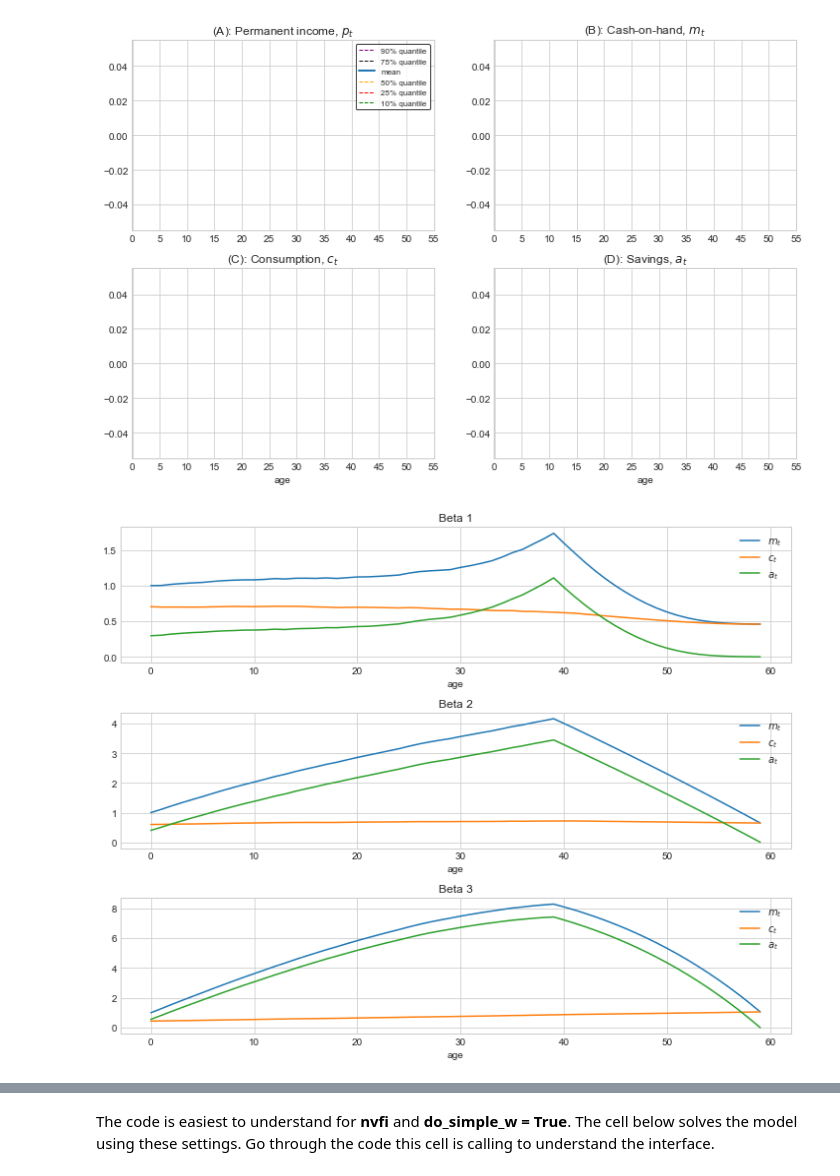
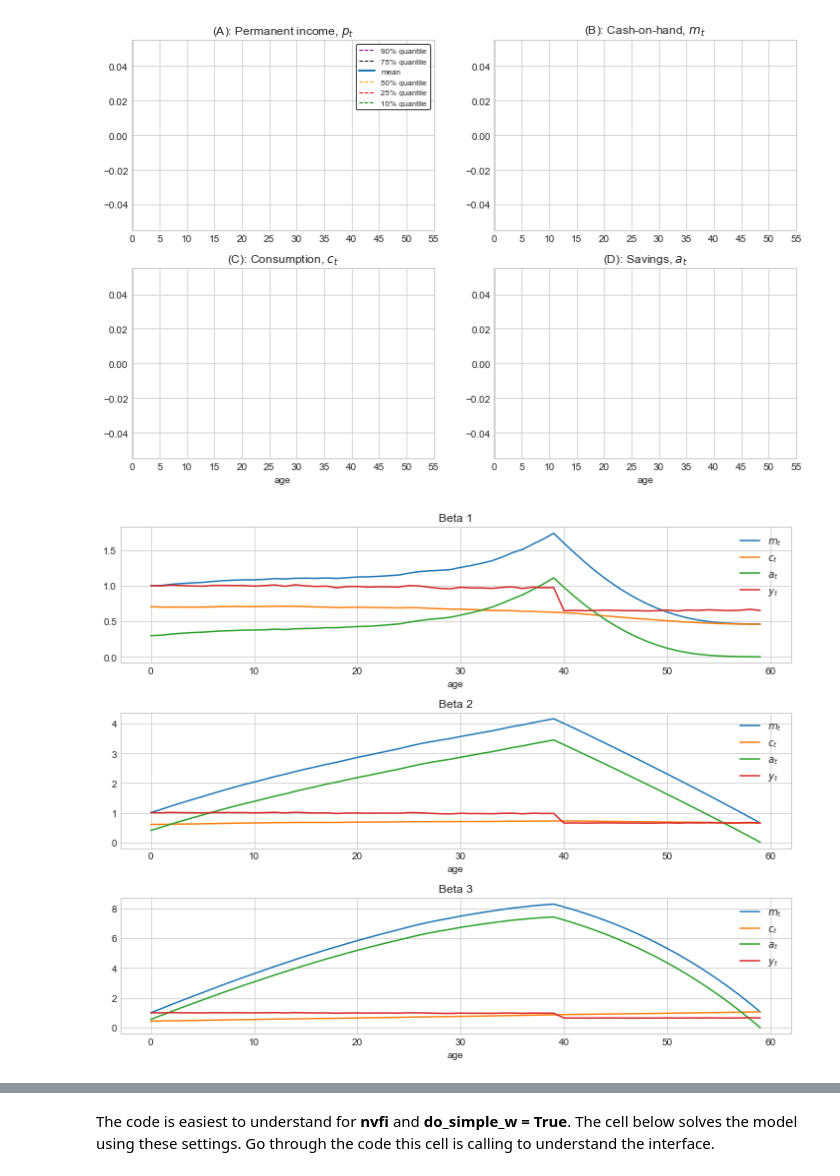
Before and after one commit to HansChristianPOLIT/LostInOptimization, a Jupyter notebook: Jeppe/01. BufferStockModel/01. BufferStockModel.ipynb, the cells around one changed output, grey strips where cells are left out. Drawn from its saved outputs; the diff is of its cells as text; code cells hidden in the pictures.

```diff
--- a/Jeppe/01. BufferStockModel/01. BufferStockModel.ipynb
+++ b/Jeppe/01. BufferStockModel/01. BufferStockModel.ipynb
@@ -62,35 +62,36 @@ sim = model_negm.sim
 # b. figure
 fig, axs = plt.subplots(len(par.Betas), 1, figsize=(10, 8))
 
 simvarlist = [('m','$m_t$'),
               ('c','$c_t$'),
-              ('a','$a_t$')]
+              ('a','$a_t$'),
+             ('y','$y_t$')]
 
 age = np.arange(par.T)
 
 for b in range(len(par.Betas)):  # loop over beta dimension
     ax = axs[b]  # specify the current subplot
 
     for simvar, simvarlatex in simvarlist:
         # get simulation data
         simdata = getattr(sim, simvar)
 
         # calculate mean over individual dimension for each beta
         mean_data = np.mean(simdata[:, b, :], axis=1)
 
         # plot mean data
         ax.plot(age, mean_data, label=simvarlatex)
 
     ax.grid(True)
     ax.set_xlabel('age')
     ax.set_title(f'Beta {b+1}')
     ax.legend()
 
 # adjust layout for better visualization
 plt.tight_layout()
 plt.show()
 # %% [output]
-[figure, old version]
+[figure, new version]
 # %%
 model_negm.simulate_rand()
 # %% [output]
```
Also changed, not shown: parts of 7 cells of this notebook, 5 other files.
